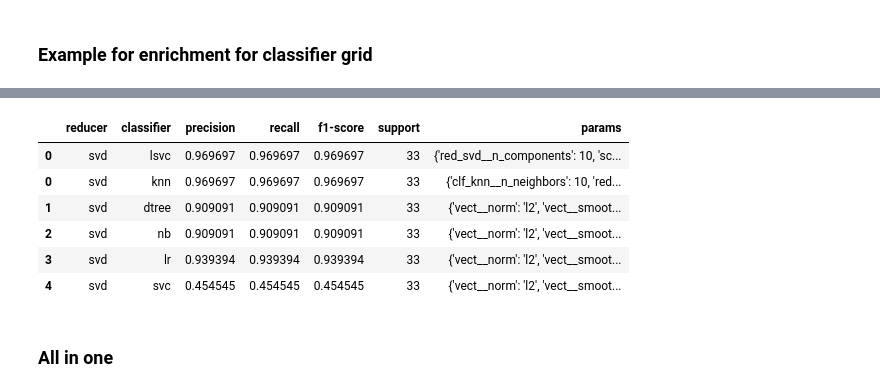
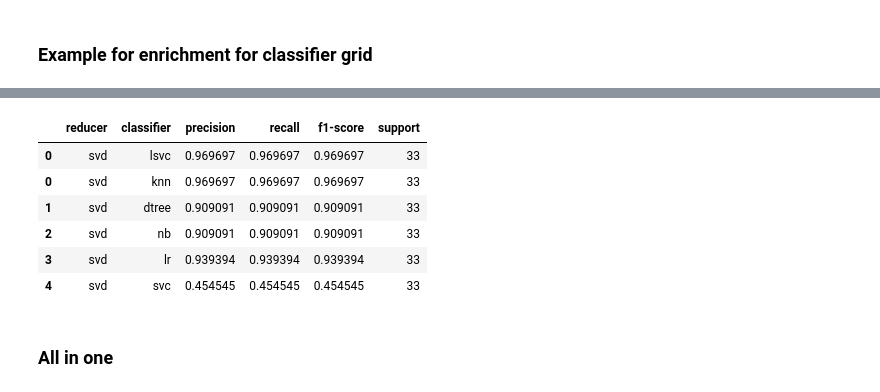
Before and after one commit to nandoide/MINTEX, a Jupyter notebook: TextMining_Assignment.ipynb, the cells around one changed output, grey strips where cells are left out. Saved outputs shown, nothing was run; the diff lists cells and outputs as text; code cells hidden in the pictures.

Commit message:
WIP hypergrid comments

```diff
--- a/TextMining_Assignment.ipynb
+++ b/TextMining_Assignment.ipynb
@@ -499,7 +416,8 @@ def prediction_metrics(X_train, y_train, X_test, y_test, parameters, results, re
     if VERBOSE: print(metrics.confusion_matrix(y_test, predicted))
     print()
 
-    results.append([reducer, classifier] + list(clf_rep['micro avg'].values()) + [parameters])
+    results.append([reducer, classifier] + \
+                   list(clf_rep['micro avg'].values()) + [parameters])
 
 def process_classifications(X_train, y_train, X_test, y_test, parameters,
                             classifiers=CLASSIFIERS, reducers=REDUCERS):
@@ -544,8 +462,8 @@ def prediction_metrics_grid(X_train, y_train, X_test, y_test, parameters_grid, r
     if VERBOSE: print(clf_rep['micro avg'])
     if VERBOSE: print(metrics.confusion_matrix(y_test, predicted))
     print()
-
-    results.append([reducer, classifier] + list(clf_rep['micro avg'].values()) + [grid_model.best_params_])
+    results.append([reducer, classifier] + \
+                   list(clf_rep['micro avg'].values()) + [grid_model.best_params_])
 
 
 def process_classifications_grid(X_train, y_train, X_test, y_test, parameters, cv=CV,
@@ -670,8 +615,8 @@ param_ini = {
     'clf_knn__n_neighbors' : 8,
 }
 
-df_metrics_fixed = process_classifications(X_train, y_train, X_test, y_test, param_ini,
-                             reducers=reducers, classifiers=classifiers)
+df_metrics_fixed = process_classifications(X_train, y_train, X_test, y_test, param_ini,\
+                                           reducers=reducers, classifiers=classifiers)
 # %% [output]
 Stop words count: 449
 ### Reducer: svd   Classifier: knn
@@ -691,6 +636,6 @@ Accuracy 0.9591381872213968
 ### Reducer: none   Classifier: lsvc
 Accuracy 0.9706537890044576
 # %%
-pd.set_option('display.max_colwidth', -1)
-display(df_metrics_fixed)
+pd.set_option('display.max_colwidth', 20)
+display(df_metrics_fixed.iloc[:,:-1])
 # %% [output]
@@ -816,7 +741,7 @@ parameters_classifiers = {
     'clf_knn__n_neighbors' : [2, 5, 8, 10, 12, 20]
 }
 
-df_metrics_classif = hyper_grid_search([parameters_classifiers], df_metrics_reducers,
+df_metrics_classif = hyper_grid_search([parameters_classifiers], df_metrics_reducers,\
                                        reducers=reducers, classifiers=classifiers)
 # %% [output]
 Step 0 Reducer svd Classifier lsvc
@@ -837,15 +762,15 @@ Best parameters
 
 Accuracy 0.9696969696969697
 # %%
-display(df_metrics_classif)
+display(df_metrics_classif.iloc[:,:-1])
 # %% [output]
-|  | reducer | classifier | precision | recall | f1-score | support | params |
-| 0 | svd | lsvc | 0.969697 | 0.969697 | 0.969697 | 33 | {'red_svd__n_components': 10, 'sc... |
-| 0 | svd | knn | 0.969697 | 0.969697 | 0.969697 | 33 | {'clf_knn__n_neighbors': 10, 'red... |
-| 1 | svd | dtree | 0.909091 | 0.909091 | 0.909091 | 33 | {'vect__norm': 'l2', 'vect__smoot... |
-| 2 | svd | nb | 0.909091 | 0.909091 | 0.909091 | 33 | {'vect__norm': 'l2', 'vect__smoot... |
-| 3 | svd | lr | 0.939394 | 0.939394 | 0.939394 | 33 | {'vect__norm': 'l2', 'vect__smoot... |
-| 4 | svd | svc | 0.454545 | 0.454545 | 0.454545 | 33 | {'vect__norm': 'l2', 'vect__smoot... |
+|  | reducer | classifier | precision | recall | f1-score | support |
+| 0 | svd | lsvc | 0.969697 | 0.969697 | 0.969697 | 33 |
+| 0 | svd | knn | 0.969697 | 0.969697 | 0.969697 | 33 |
+| 1 | svd | dtree | 0.909091 | 0.909091 | 0.909091 | 33 |
+| 2 | svd | nb | 0.909091 | 0.909091 | 0.909091 | 33 |
+| 3 | svd | lr | 0.939394 | 0.939394 | 0.939394 | 33 |
+| 4 | svd | svc | 0.454545 | 0.454545 | 0.454545 | 33 |
 # %% [markdown]
 ### All in one
 # %%
```
Also changed, not shown: parts of 22 cells of this notebook, 2 other files.
